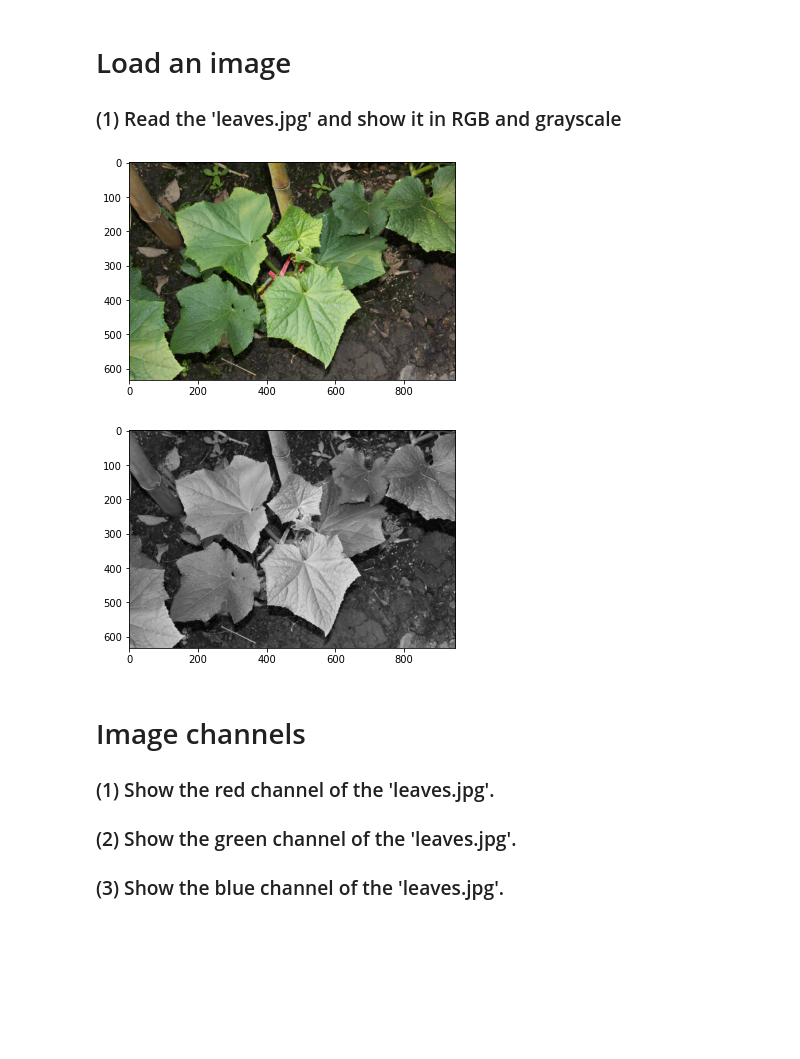
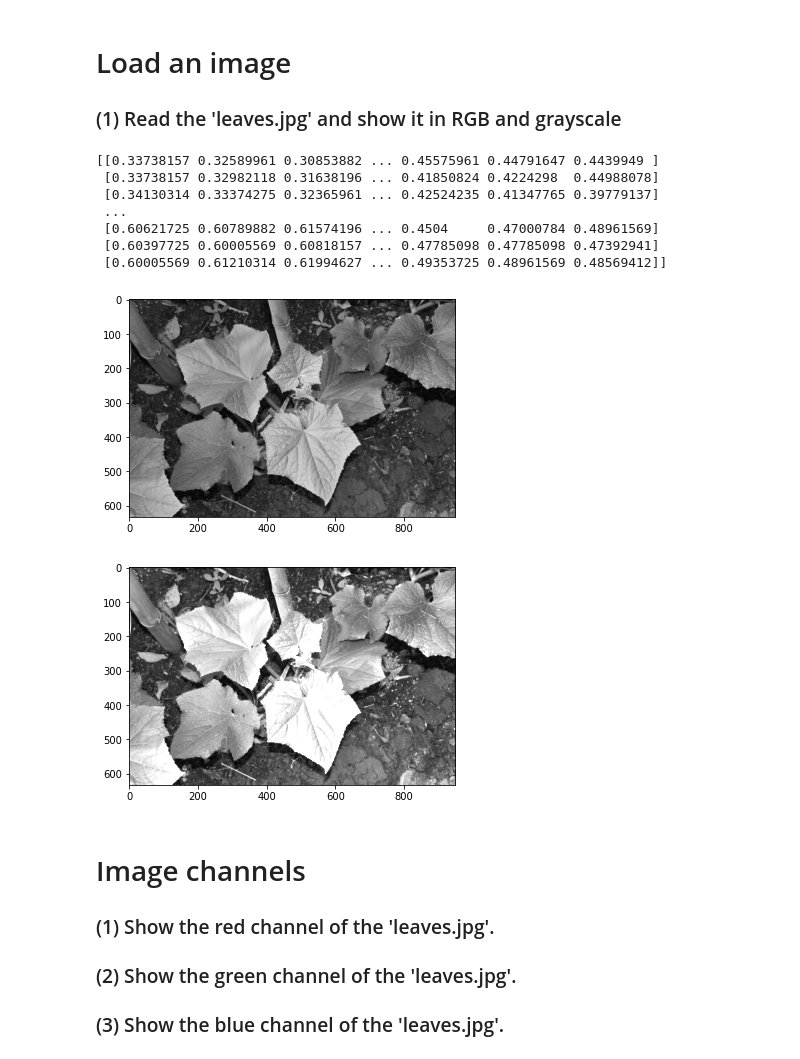
Before and after one commit to ASiCo1116/dip_ta, a Jupyter notebook: week1/lab0.ipynb, the cells around one changed output. Saved outputs shown, nothing was run; the diff lists cells and outputs as text; code cells hidden in the pictures; blank space fills up the shorter version.

```diff
--- a/week1/lab0.ipynb
+++ b/week1/lab0.ipynb
@@ -8,14 +8,31 @@ import numpy as np
 # %%
 leaves = io.imread('leaves.jpg')
 gray_leaves = io.imread('leaves.jpg', as_gray=True)
-
-plt.imshow(leaves)
-plt.show()
+# img_float = img_as_float(leaves)
+# gray_leaves_2 = gray_leaves * 1.5
+# print(gray_leaves.max())
+# print(gray_leaves_2.max())
+# print(img_float)
+# img_float_1 = img_float*1.5
+# print(img_float_1.max())
+# plt.imshow(img_float)
+# plt.show()
+# plt.imshow(img_float_1, vmin=0, vmax=1.5)
+# plt.show()
 plt.imshow(gray_leaves, cmap='gray')
 plt.show()
+plt.imshow(gray_leaves_2, cmap='gray', vmax=1)
+plt.show()
 # %% [output]
+[[0.33738157 0.32589961 0.30853882 ... 0.45575961 0.44791647 0.4439949 ]
+ [0.33738157 0.32982118 0.31638196 ... 0.41850824 0.4224298  0.44988078]
+ [0.34130314 0.33374275 0.32365961 ... 0.42524235 0.41347765 0.39779137]
+ ...
+ [0.60621725 0.60789882 0.61574196 ... 0.4504     0.47000784 0.48961569]
+ [0.60397725 0.60005569 0.60818157 ... 0.47785098 0.47785098 0.47392941]
+ [0.60005569 0.61210314 0.61994627 ... 0.49353725 0.48961569 0.48569412]]
-[figure, old version]
+[figure, new version]
-[figure, old version]
+[figure, new version]
 # %% [markdown]
 # Image channels
 ### (1) Show the red channel of the 'leaves.jpg'.
```
Also changed, not shown: 16 other files.
